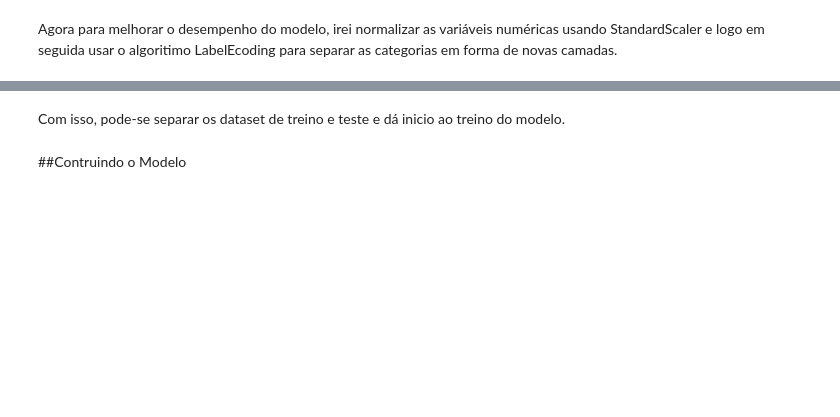
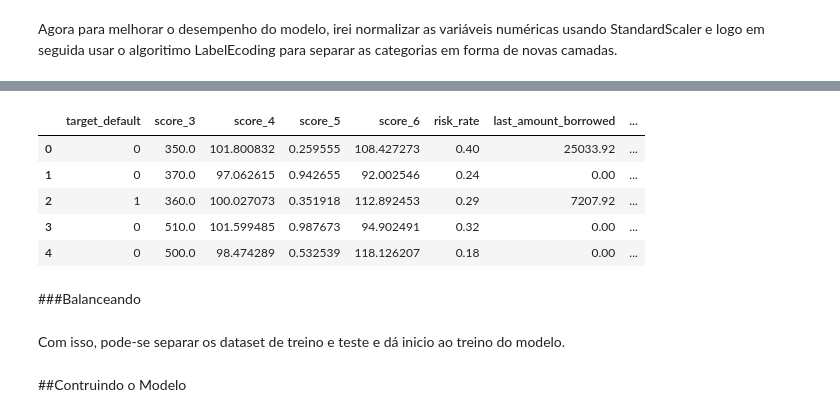
Before and after one commit to jvataidee/MachineLearning, a Jupyter notebook: Avaliação_de_Risco_de_Crédito.ipynb, the cells around one changed output, grey strips where cells are left out. Drawn from its saved outputs; the diff is of its cells as text; code cells hidden in the pictures; blank space fills up the shorter version.

```diff
--- a/Avaliação_de_Risco_de_Crédito.ipynb
+++ b/Avaliação_de_Risco_de_Crédito.ipynb
@@ -348,10 +335,0 @@ scaled_df[num_cols] = scala.fit_transform(scaled_df[num_cols].values)
-# %%
-encoded_df = scaled_df.copy()
-
-# extrair as colunas categóricas
-cat_cols = encoded_df.select_dtypes('object').columns
-
-# codificar cada coluna categórica
-for col in cat_cols:
-  encoded_df[col+'_encoded'] = LabelEncoder().fit_transform(encoded_df[col])
-  encoded_df.drop(col, axis=1, inplace=True)
@@ -358,2 +348,22 @@ for col in cat_cols:
+# %%
+cols_encode = ['score_1', 'score_2', 'facebook_profile', 'real_state']
+
+for col in cols_encode:
+    encoder = LabelEncoder().fit(df_model[col])
+    df_model[col] = encoder.transform(df_model[col])
+
+col_dummies = cols_encode
+col_dummies.remove('facebook_profile')
+
+df_model = pd.get_dummies(df_model, columns=col_dummies)
+
+df_model.head()
+# %% [output]
+|  | target_default | score_3 | score_4 | score_5 | score_6 | risk_rate | last_amount_borrowed | ... |
+| 0 | 0 | 350.0 | 101.800832 | 0.259555 | 108.427273 | 0.40 | 25033.92 | ... |
+| 1 | 0 | 370.0 | 97.062615 | 0.942655 | 92.002546 | 0.24 | 0.00 | ... |
+| 2 | 1 | 360.0 | 100.027073 | 0.351918 | 112.892453 | 0.29 | 7207.92 | ... |
+| 3 | 0 | 510.0 | 101.599485 | 0.987673 | 94.902491 | 0.32 | 0.00 | ... |
+| 4 | 0 | 500.0 | 98.474289 | 0.532539 | 118.126207 | 0.18 | 0.00 | ... |
 # %%
 # separar as variáveis independentes da variável alvo
@@ -362,2 +372,4 @@ y = encoded_df['target_default']
+# %% [markdown]
+###Balanceando
 # %% [markdown]
 Com isso, pode-se separar os dataset de treino e teste e dá inicio ao treino do modelo.
```
Also changed, not shown: parts of 32 cells of this notebook.
